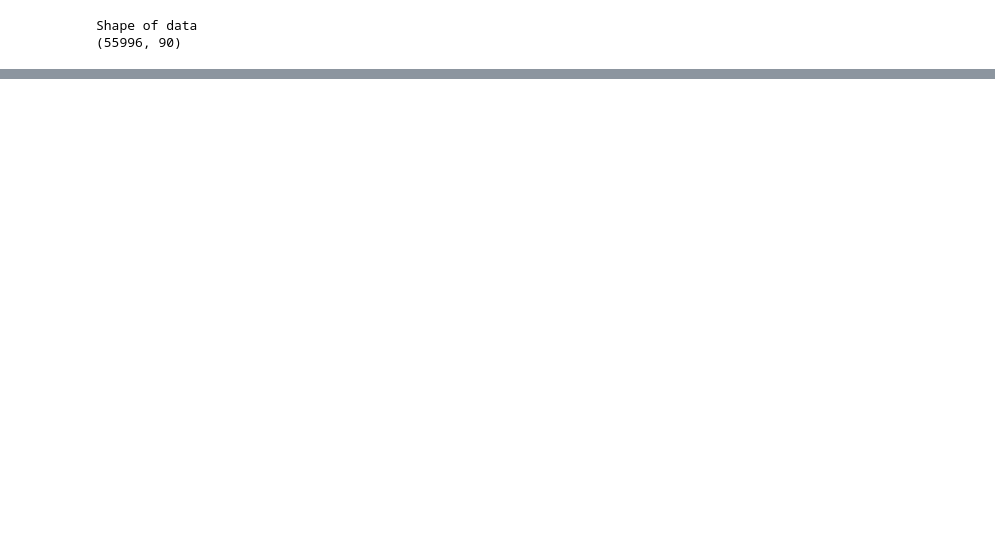
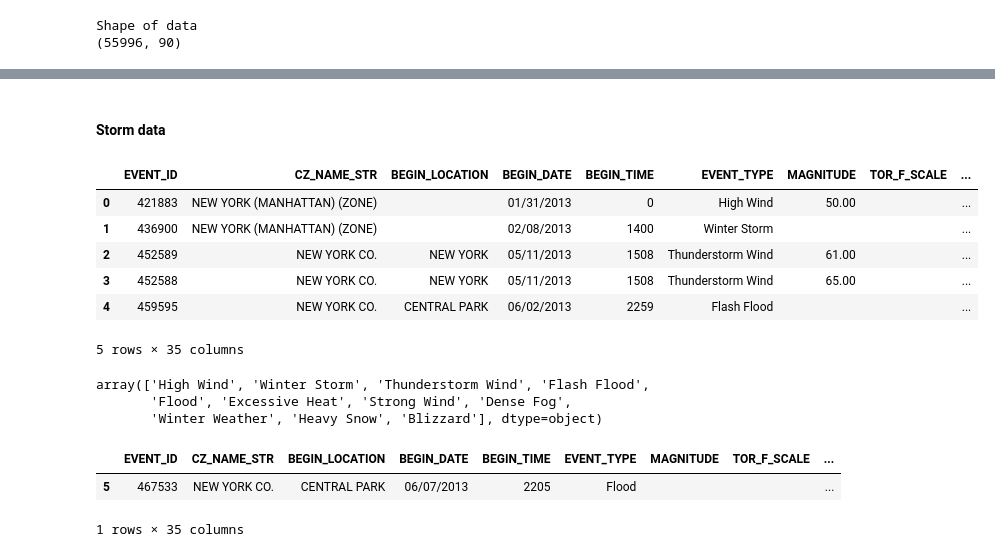
Before and after one commit to lingyielia/YellowTaxi, a Jupyter notebook: 1-data_prep_weather.ipynb, the cells around one changed output, grey strips where cells are left out. Drawn from its saved outputs; the diff is of its cells as text; code cells hidden in the pictures; blank space fills up the shorter version.

```diff
--- a/1-data_prep_weather.ipynb
+++ b/1-data_prep_weather.ipynb
@@ -105,0 +270,25 @@ dtype: int64
+# %% [markdown]
+#### Storm data
+# %%
+dfbad = pd.read_csv('storm_data_search_results.csv')
+dfbad.head()
+# %% [output]
+|  | EVENT_ID | CZ_NAME_STR | BEGIN_LOCATION | BEGIN_DATE | BEGIN_TIME | EVENT_TYPE | MAGNITUDE | TOR_F_SCALE | ... |
+| 0 | 421883 | NEW YORK (MANHATTAN) (ZONE) |  | 01/31/2013 | 0 | High Wind | 50.00 |  | ... |
+| 1 | 436900 | NEW YORK (MANHATTAN) (ZONE) |  | 02/08/2013 | 1400 | Winter Storm |  |  | ... |
+| 2 | 452589 | NEW YORK CO. | NEW YORK | 05/11/2013 | 1508 | Thunderstorm Wind | 61.00 |  | ... |
+| 3 | 452588 | NEW YORK CO. | NEW YORK | 05/11/2013 | 1508 | Thunderstorm Wind | 65.00 |  | ... |
+| 4 | 459595 | NEW YORK CO. | CENTRAL PARK | 06/02/2013 | 2259 | Flash Flood |  |  | ... |
+5 rows × 35 columns
+# %%
+dfbad['EVENT_TYPE'].unique()
+# %% [output]
+array(['High Wind', 'Winter Storm', 'Thunderstorm Wind', 'Flash Flood',
+       'Flood', 'Excessive Heat', 'Strong Wind', 'Dense Fog',
+       'Winter Weather', 'Heavy Snow', 'Blizzard'], dtype=object)
+# %%
+dfbad[dfbad['EVENT_TYPE'] == 'Flood']
+# %% [output]
+|  | EVENT_ID | CZ_NAME_STR | BEGIN_LOCATION | BEGIN_DATE | BEGIN_TIME | EVENT_TYPE | MAGNITUDE | TOR_F_SCALE | ... |
+| 5 | 467533 | NEW YORK CO. | CENTRAL PARK | 06/07/2013 | 2205 | Flood |  |  | ... |
+1 rows × 35 columns
```
Also changed, not shown: parts of 22 cells of this notebook.
